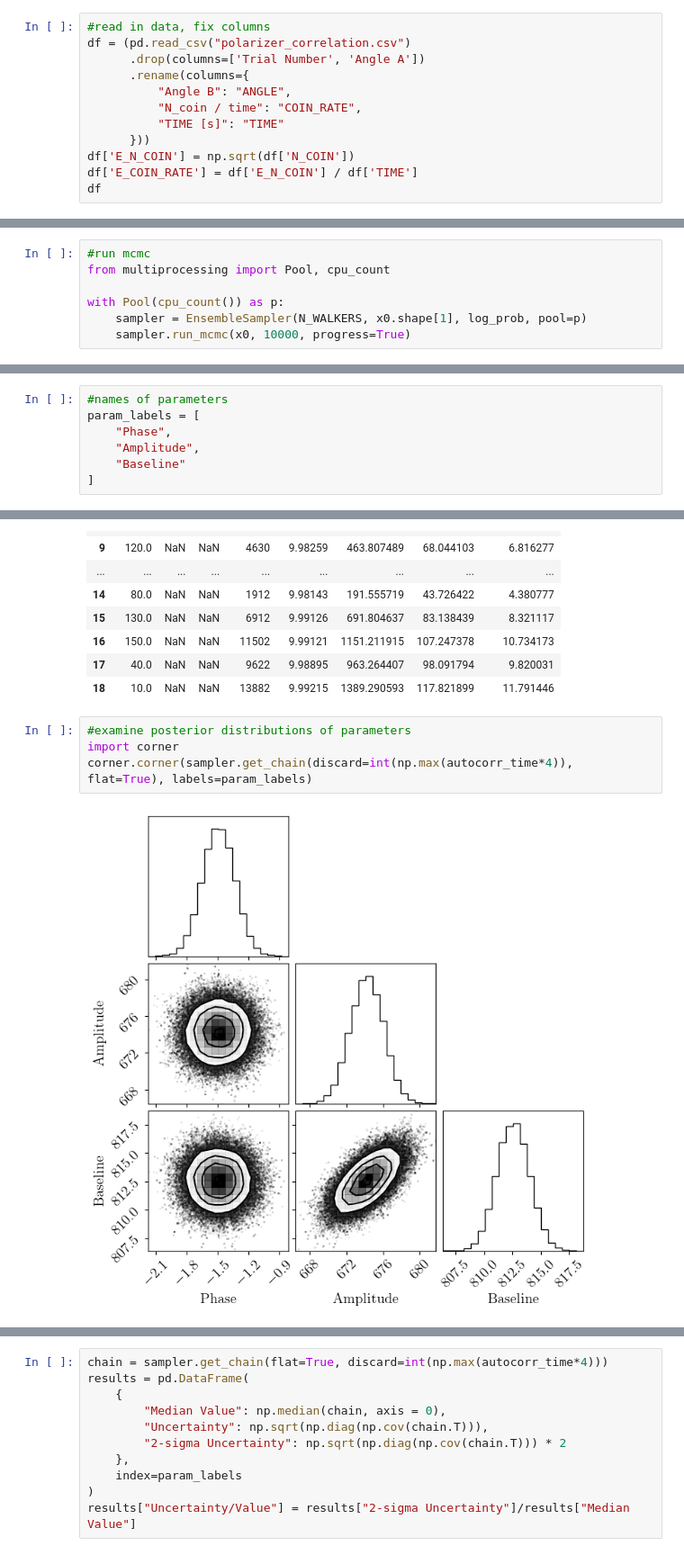
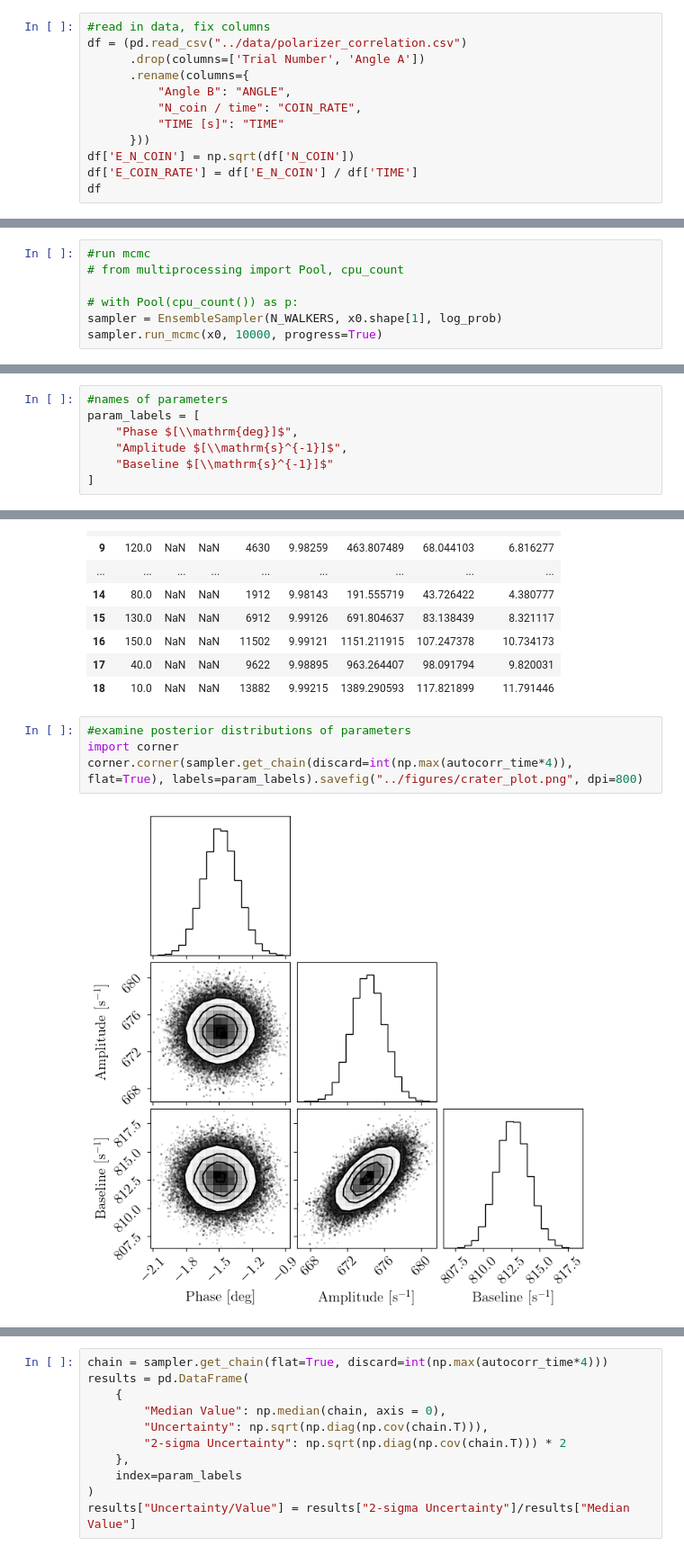
Before and after one commit to andres-luengo/alden-andres-max-most-dangerous-4450-trio, a Jupyter notebook: src/pol_cor_fit.ipynb, the cells around one changed output, grey strips where cells are left out. Shown at 90% size. Drawn from its saved outputs; the diff is of its cells as text.

Commit message:
fix plots

```diff
--- a/src/pol_cor_fit.ipynb
+++ b/src/pol_cor_fit.ipynb
@@ -7,7 +7,7 @@ from emcee import EnsembleSampler
 import matplotlib.pyplot as plt
 # %%
 #read in data, fix columns
-df = (pd.read_csv("polarizer_correlation.csv")
+df = (pd.read_csv("../data/polarizer_correlation.csv")
       .drop(columns=['Trial Number', 'Angle A'])
       .rename(columns={
           "Angle B": "ANGLE",
@@ -86,8 +86,8 @@ BUMP_SIZE = 1
 x0 = pcurve_fit + BUMP_SIZE * np.random.randn(N_WALKERS, len(pcurve_fit))
 # %%
 #run mcmc
-from multiprocessing import Pool, cpu_count
+# from multiprocessing import Pool, cpu_count
 
-with Pool(cpu_count()) as p:
-    sampler = EnsembleSampler(N_WALKERS, x0.shape[1], log_prob, pool=p)
-    sampler.run_mcmc(x0, 10000, progress=True)
+# with Pool(cpu_count()) as p:
+sampler = EnsembleSampler(N_WALKERS, x0.shape[1], log_prob)
+sampler.run_mcmc(x0, 10000, progress=True)
@@ -94,9 +112,9 @@ with Pool(cpu_count()) as p:
 # %%
 #names of parameters
 param_labels = [
-    "Phase",
-    "Amplitude",
-    "Baseline"
+    "Phase $[\\mathrm{deg}]$",
+    "Amplitude $[\\mathrm{s}^{-1}]$",
+    "Baseline $[\\mathrm{s}^{-1}]$"
 ]
 # %%
 #check fit stability
@@ -148,6 +166,6 @@ df
 # %%
 #examine posterior distributions of parameters
 import corner
-corner.corner(sampler.get_chain(discard=int(np.max(autocorr_time*4)), flat=True), labels=param_labels)
+corner.corner(sampler.get_chain(discard=int(np.max(autocorr_time*4)), flat=True), labels=param_labels).savefig("../figures/crater_plot.png", dpi=800)
 # %% [output]
-[figure, old version]
+[figure, new version]
```
Also changed, not shown: parts of 13 cells of this notebook, 6 other files.
